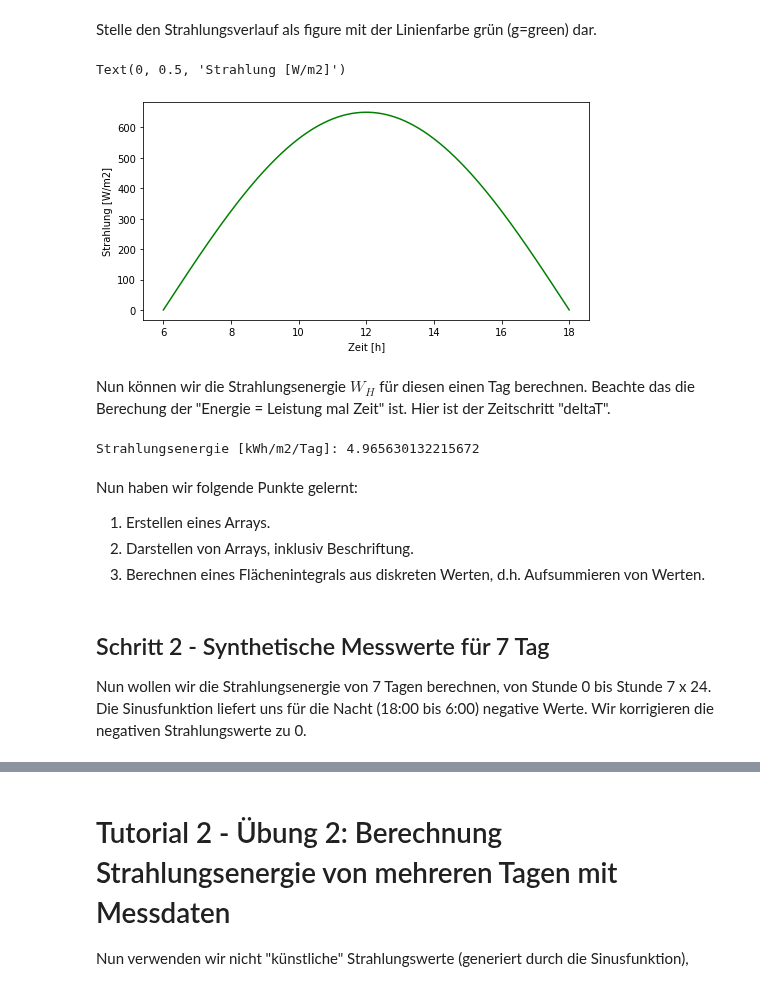
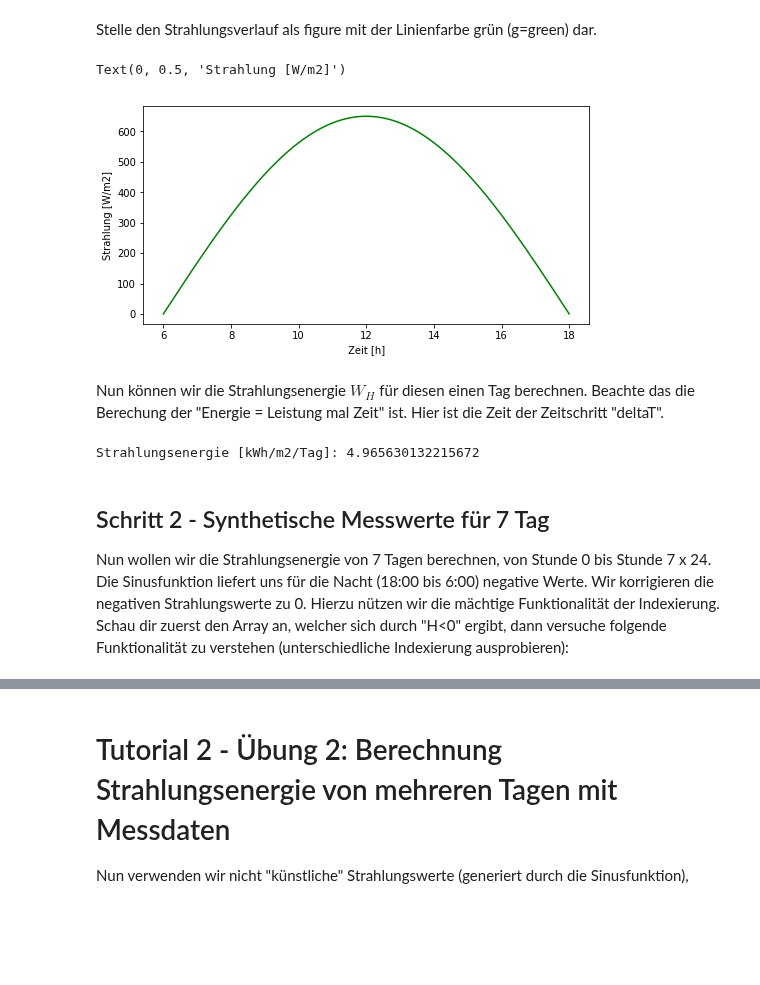
Before and after one commit to markstaler/pv4ing, a Jupyter notebook: PV4Ing_Tutorial.ipynb, the cells around one changed output, grey strips where cells are left out. Cells and saved outputs as stored; diff of their text form; code cells hidden in the pictures; blank space fills up the shorter version.

```diff
--- a/PV4Ing_Tutorial.ipynb
+++ b/PV4Ing_Tutorial.ipynb
@@ -33,15 +32,15 @@ np.shape(t)
 # %% [markdown]
 Stelle den Strahlungsverlauf als figure mit der Linienfarbe grün (g=green) dar.
 # %%
-plt.figure(2, figsize=(8,4))
+plt.figure(1, figsize=(8,4))
 plt.plot(t,H, 'g')
 plt.xlabel('Zeit [h]')
 plt.ylabel('Strahlung [W/m2]')
 # %% [output]
 Text(0, 0.5, 'Strahlung [W/m2]')
-[figure, old version]
+[figure, new version]
 # %% [markdown]
-Nun können wir die Strahlungsenergie $W_H$ für diesen einen Tag berechnen. Beachte das die Berechung der "Energie = Leistung mal Zeit" ist. Hier ist der Zeitschritt "deltaT".
+Nun können wir die Strahlungsenergie $W_H$ für diesen einen Tag berechnen. Beachte das die Berechung der "Energie = Leistung mal Zeit" ist. Hier ist die Zeit der Zeitschritt "deltaT".
 # %%
 A = 1 # Fläche 1 m2
 deltaT = t[1] - t[0]
@@ -49,14 +48,9 @@ wH = np.sum(H)*deltaT*A/1000
 print('Strahlungsenergie [kWh/m2/Tag]: ' + str(wH))
 # %% [output]
 Strahlungsenergie [kWh/m2/Tag]: 4.965630132215672
-# %% [markdown]
-Nun haben wir folgende Punkte gelernt:
-1. Erstellen eines Arrays.
-2. Darstellen von Arrays, inklusiv Beschriftung.
-3. Berechnen eines Flächenintegrals aus diskreten Werten, d.h. Aufsummieren von Werten.
 # %% [markdown]
 ## Schritt 2 - Synthetische Messwerte für 7 Tag
-Nun wollen wir die Strahlungsenergie von 7 Tagen berechnen, von Stunde 0 bis Stunde 7 x 24. Die Sinusfunktion liefert uns für die Nacht (18:00 bis 6:00) negative Werte. Wir korrigieren die negativen Strahlungswerte zu 0.
+Nun wollen wir die Strahlungsenergie von 7 Tagen berechnen, von Stunde 0 bis Stunde 7 x 24. Die Sinusfunktion liefert uns für die Nacht (18:00 bis 6:00) negative Werte. Wir korrigieren die negativen Strahlungswerte zu 0. Hierzu nützen wir die mächtige Funktionalität der Indexierung. Schau dir zuerst den Array an, welcher sich durch "H<0" ergibt, dann versuche folgende Funktionalität zu verstehen (unterschiedliche Indexierung ausprobieren):
 # %%
 H[H<0] = 0
 # %% [markdown]
```
Also changed, not shown: parts of 14 cells of this notebook, 31 other files.
